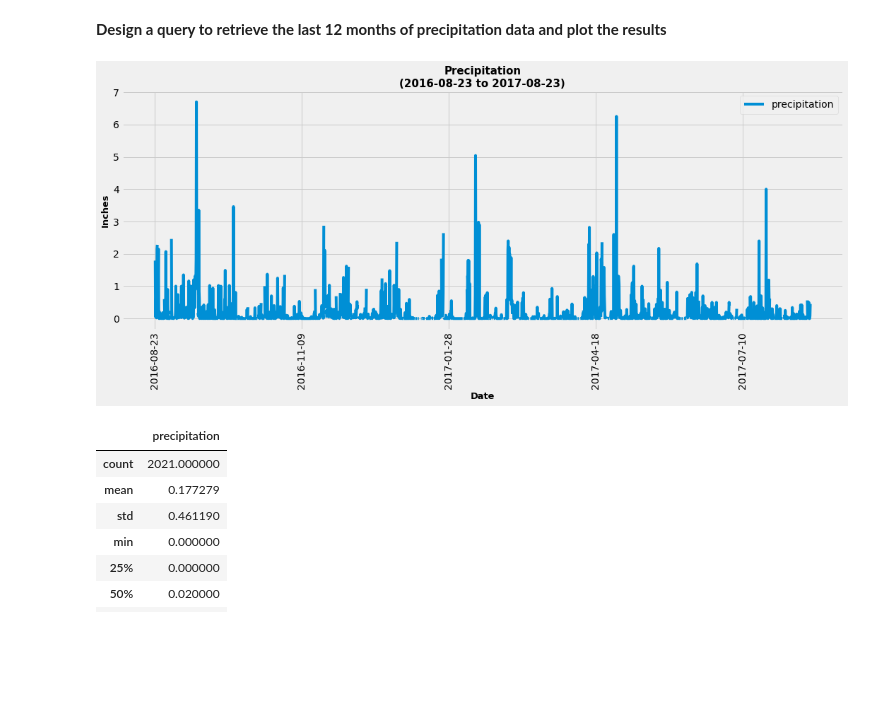
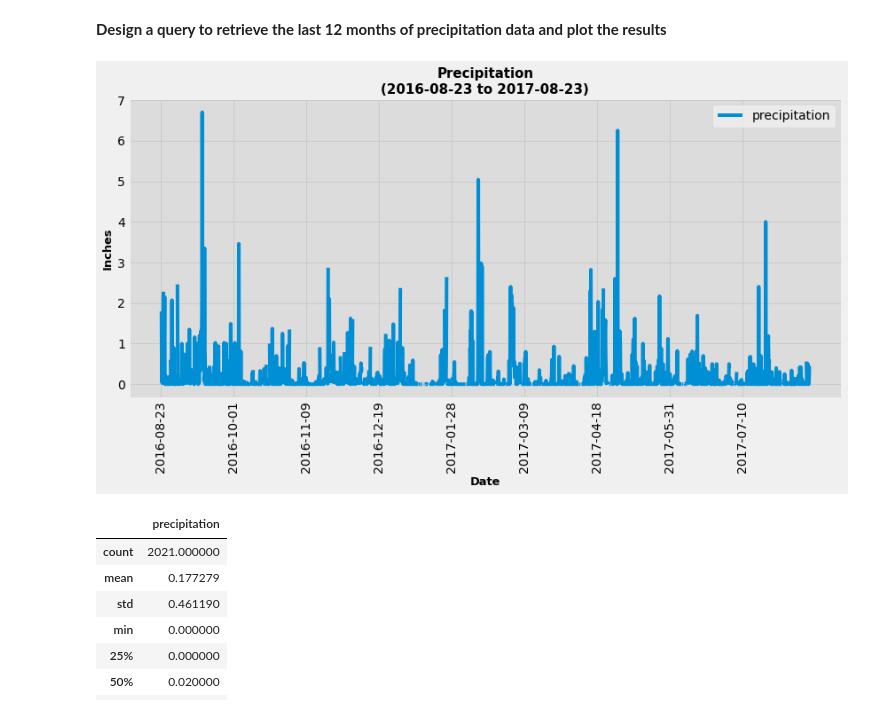
Before and after one commit to abpuccini/sqlalchemy-challenge, a Jupyter notebook: climate_honolulu.ipynb, the cells around one changed output. Saved outputs shown, nothing was run; the diff lists cells and outputs as text; code cells hidden in the pictures; blank space fills up the shorter version.

Commit message:
xtick adjusted

```diff
--- a/climate_honolulu.ipynb
+++ b/climate_honolulu.ipynb
@@ -54,34 +59,50 @@ yr_ago_date_str = yr_ago_date.strftime('%Y-%m-%d')
 # %%
 # Perform a query to retrieve the data and precipitation scores
 prcp_12m = session.query(Measurement.date, Measurement.prcp)\
                     .filter(Measurement.date <= last_date_str)\
                     .filter(Measurement.date >= yr_ago_date_str).all()
 
 # Save the query results as a Pandas DataFrame and set the index to the date column
 prcp_12m_df = pd.DataFrame(prcp_12m, columns=['date', 'precipitation']).set_index('date')
 
 # Sort the dataframe by date
 prcp_12m_df_sorted =  prcp_12m_df.sort_index()
 
 # Use Pandas Plotting with Matplotlib to plot the data
-pd_bar_prcp_12m = prcp_12m_df_sorted.plot(kind='line', rot=90, figsize=(15,7), grid=True)
+pd_bar_prcp_12m = prcp_12m_df_sorted.plot(kind='line', rot=90, figsize=(12,7), grid=True, use_index=False)
+
+# Set xticks for plotting
+data_date = prcp_12m_df_sorted.index
+list_date_index = [*range(len(data_date))]
+date_pos = []
+index = 0
+interval = 250
+
+while index < max(list_date_index):
+    date_pos.append(index)
+    index += interval
+
+positions = np.arange(min(list_date_index), max(list_date_index)+1, 250)
+labels = [data_date[d] for d in date_pos]
+plt.xticks(positions, labels)
 
 # Set x/y label, title
 plt.title(f'Precipitation\n({yr_ago_date_str} to {last_date_str})', fontweight = 'bold', size=15)
 plt.xlabel('Date', fontweight = 'bold', size=13)
 plt.ylabel('Inches', fontweight = 'bold', size=13)
+pd_bar_prcp_12m.set_facecolor('gainsboro')
 plt.tight_layout()
 
 # Save bar graph to Images folder
 pd_bar_prcp_12m.figure.savefig('Images/pd_bar_prcp_12m.png')
 
 # Present the bar chart
 plt.show()
 
 # To close pyplot
 plt.close()
 # %% [output]
-[figure, old version]
+[figure, new version]
 # %%
 # Use Pandas to calcualte the summary statistics for the precipitation data
 prcp_st_summary = prcp_12m_df.describe()
```
Also changed, not shown: parts of 25 cells of this notebook, 4 other files.
